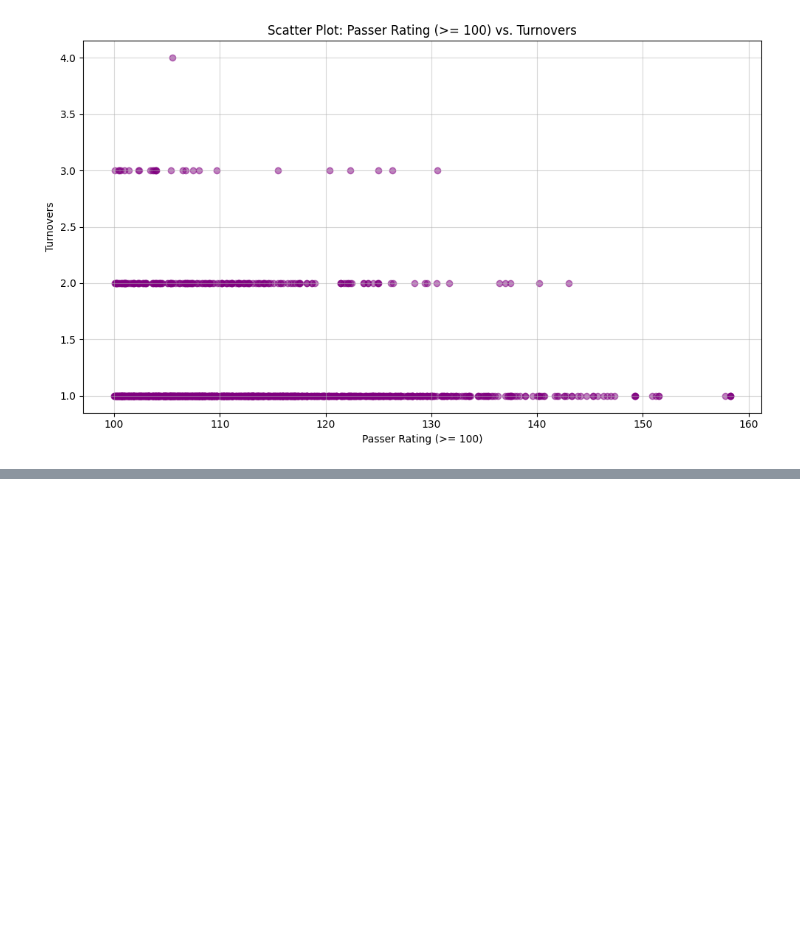
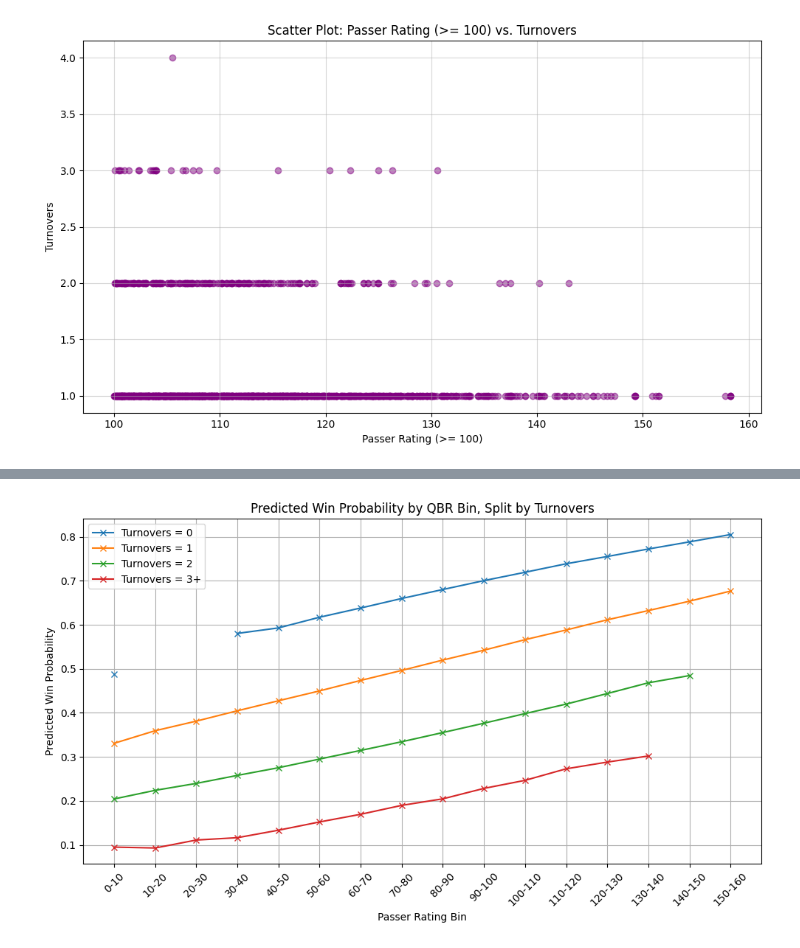
Before and after one commit to Jack-Lewittes/NFL-Analysis, a Jupyter notebook: src/qb_data_analysis.ipynb, the cells around one changed output, grey strips where cells are left out. Cells and saved outputs as stored; diff of their text form; code cells hidden in the pictures; blank space fills up the shorter version.

```diff
--- a/src/qb_data_analysis.ipynb
+++ b/src/qb_data_analysis.ipynb
@@ -210,0 +487,26 @@ TypeError: box() takes from 0 to 1 positional arguments but 2 were given
+# %%
+# Bin turnovers into categories (0, 1, 2, 3+)
+results_df['Turnover_Bin'] = pd.cut(results_df['Turnovers'], bins=[-1, 0, 1, 2, 10], labels=['0', '1', '2', '3+'])
+
+# Group by QBR bin and Turnover bin
+summary = results_df.groupby(['QBR_Bin', 'Turnover_Bin']).agg({
+    'Actual_Win': 'mean',
+    'Predicted_Win_Prob': 'mean'
+}).reset_index()
+
+# Plot each turnover group as a separate line
+plt.figure(figsize=(10, 6))
+for turnover_group in summary['Turnover_Bin'].unique():
+    subset = summary[summary['Turnover_Bin'] == turnover_group]
+    plt.plot(subset['QBR_Bin'], subset['Predicted_Win_Prob'], label=f'Turnovers = {turnover_group}', marker='x')
+
+plt.xticks(rotation=45)
+plt.xlabel("Passer Rating Bin")
+plt.ylabel("Predicted Win Probability")
+plt.title("Predicted Win Probability by QBR Bin, Split by Turnovers")
+plt.legend()
+plt.grid(True)
+plt.tight_layout()
+plt.show()
+# %% [output]
+[figure, added]
```
Also changed, not shown: parts of 34 cells of this notebook, 3 other files.
